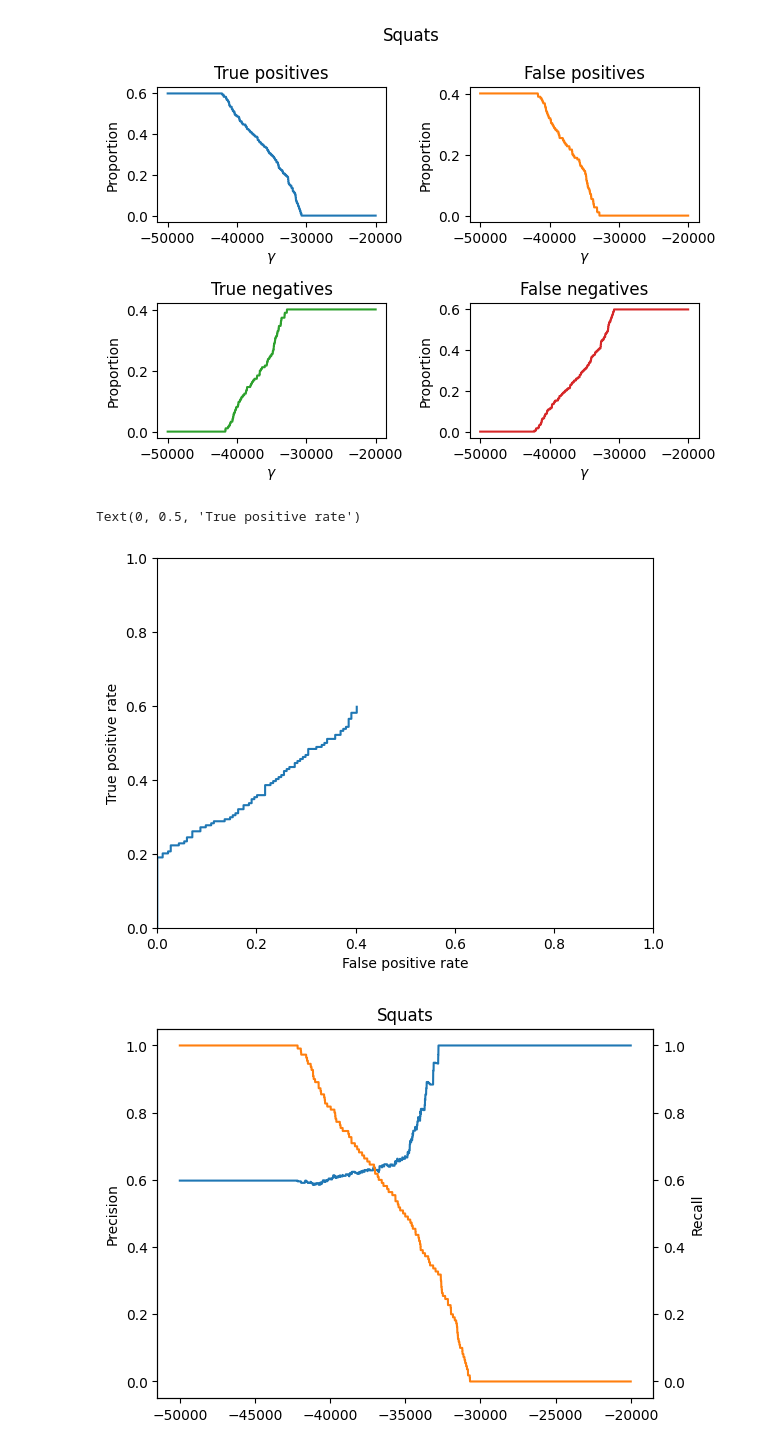
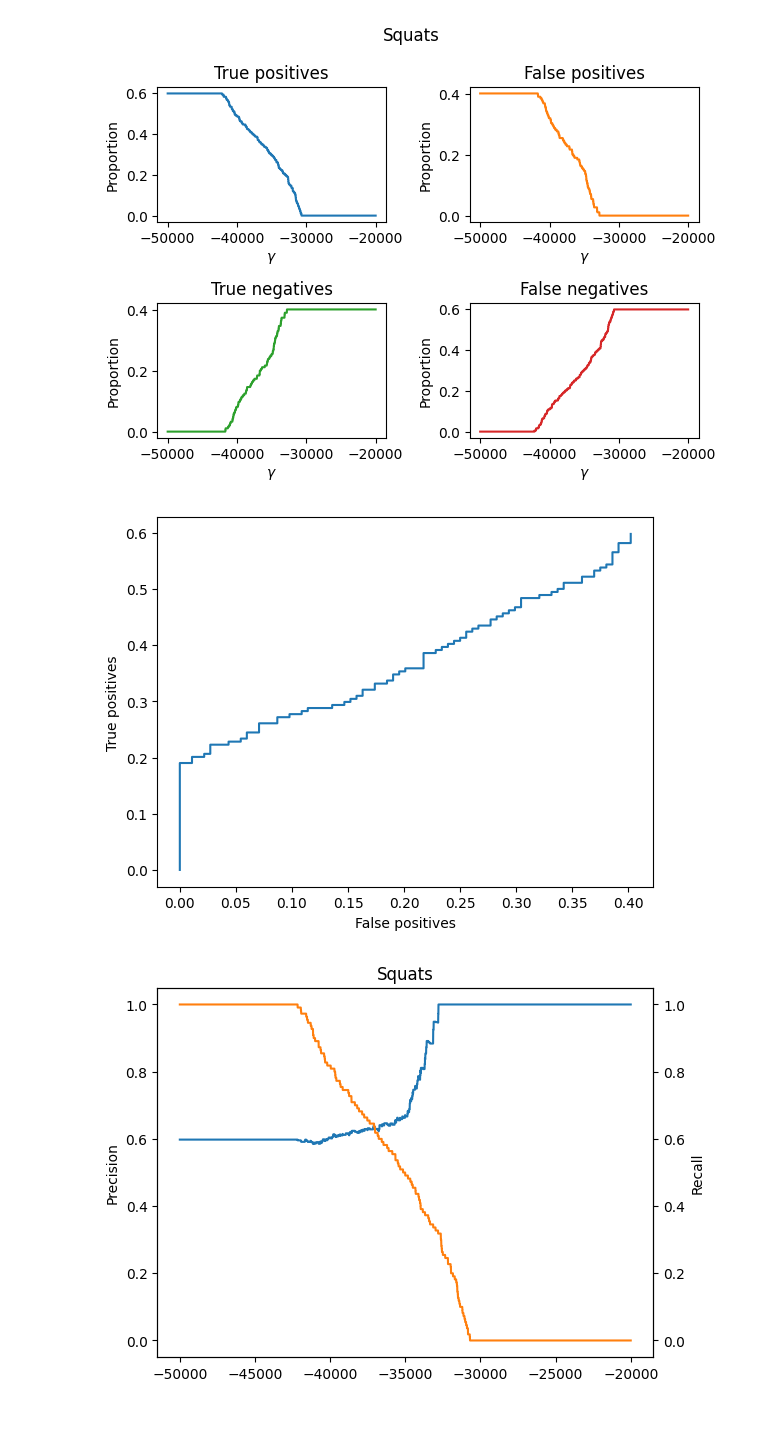
Before and after one commit to sjb296/linear-motion-detection, a Jupyter notebook: main.ipynb, the cells around one changed output. Cells and saved outputs as stored; diff of their text form; code cells hidden in the pictures; blank space fills up the shorter version.

```diff
--- a/main.ipynb
+++ b/main.ipynb
@@ -527,14 +521,11 @@ plot_class_metrics(
 [figure]
 # %%
 # True positives vs false positives for squats
-plt.plot(squat_false_pos_arr, squat_true_pos_arr, label="Curls")
-plt.xlim(0, 1)
-plt.ylim(0, 1)
-plt.xlabel("False positive rate")
-plt.ylabel("True positive rate")
+ax = plt.plot(squat_false_pos_arr, squat_true_pos_arr)
+plt.xlabel("False positives")
+l = plt.ylabel("True positives")
 # %% [output]
-Text(0, 0.5, 'True positive rate')
-[figure, old version]
+[figure, new version]
 # %%
 # Precision & recall
 squat_precisions = np.array(squat_true_pos_arr) / (
```
Also changed, not shown: parts of 10 cells of this notebook.
